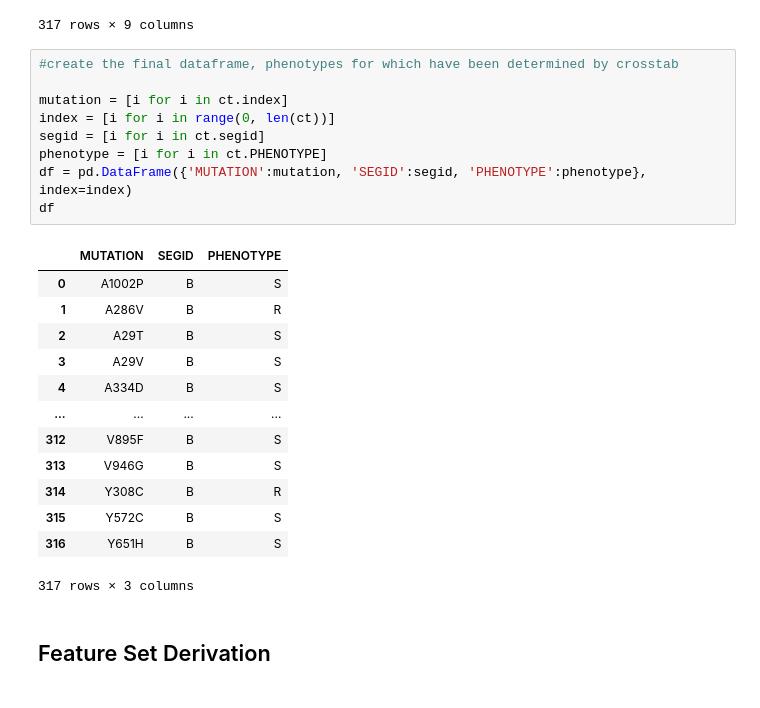
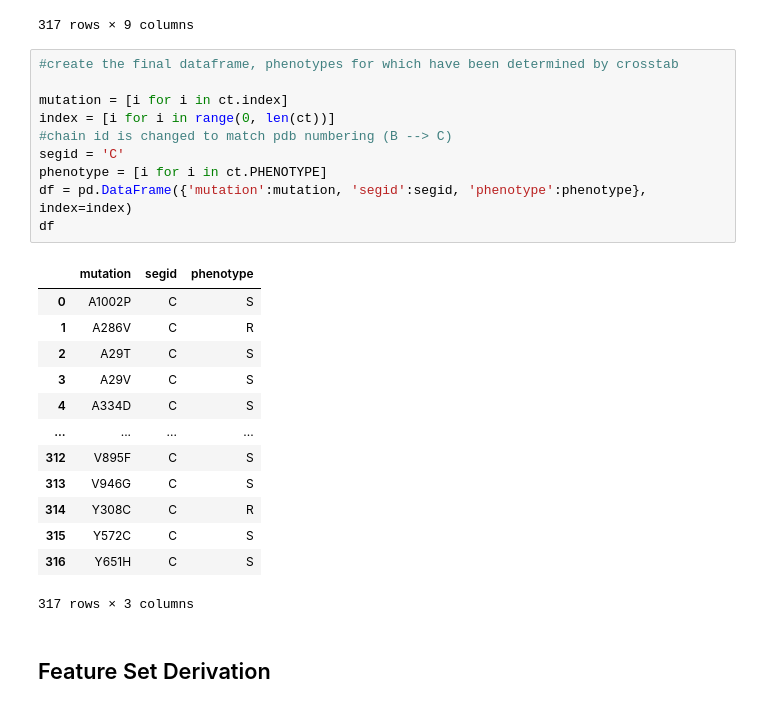
Before and after one commit to DylanAdlard/SABS_rotation_1_report, a Jupyter notebook: Report.ipynb, the cells around one changed output. Cells and saved outputs as stored; diff of their text form.

```diff
--- a/Report.ipynb
+++ b/Report.ipynb
@@ -186,25 +181,26 @@ ct
 # %%
 #create the final dataframe, phenotypes for which have been determined by crosstab
 
 mutation = [i for i in ct.index]
 index = [i for i in range(0, len(ct))]
-segid = [i for i in ct.segid]
+#chain id is changed to match pdb numbering (B --> C)
+segid = 'C'
 phenotype = [i for i in ct.PHENOTYPE]
-df = pd.DataFrame({'MUTATION':mutation, 'SEGID':segid, 'PHENOTYPE':phenotype}, index=index)
+df = pd.DataFrame({'mutation':mutation, 'segid':segid, 'phenotype':phenotype}, index=index)
 df
 # %% [output]
-|  | MUTATION | SEGID | PHENOTYPE |
-| 0 | A1002P | B | S |
-| 1 | A286V | B | R |
-| 2 | A29T | B | S |
-| 3 | A29V | B | S |
-| 4 | A334D | B | S |
+|  | mutation | segid | phenotype |
+| 0 | A1002P | C | S |
+| 1 | A286V | C | R |
+| 2 | A29T | C | S |
+| 3 | A29V | C | S |
+| 4 | A334D | C | S |
 | ... | ... | ... | ... |
-| 312 | V895F | B | S |
-| 313 | V946G | B | S |
-| 314 | Y308C | B | R |
-| 315 | Y572C | B | S |
-| 316 | Y651H | B | S |
+| 312 | V895F | C | S |
+| 313 | V946G | C | S |
+| 314 | Y308C | C | R |
+| 315 | Y572C | C | S |
+| 316 | Y651H | C | S |
 317 rows × 3 columns
 # %% [markdown]
 ## Feature Set Derivation
```
Also changed, not shown: parts of 5 cells of this notebook.
